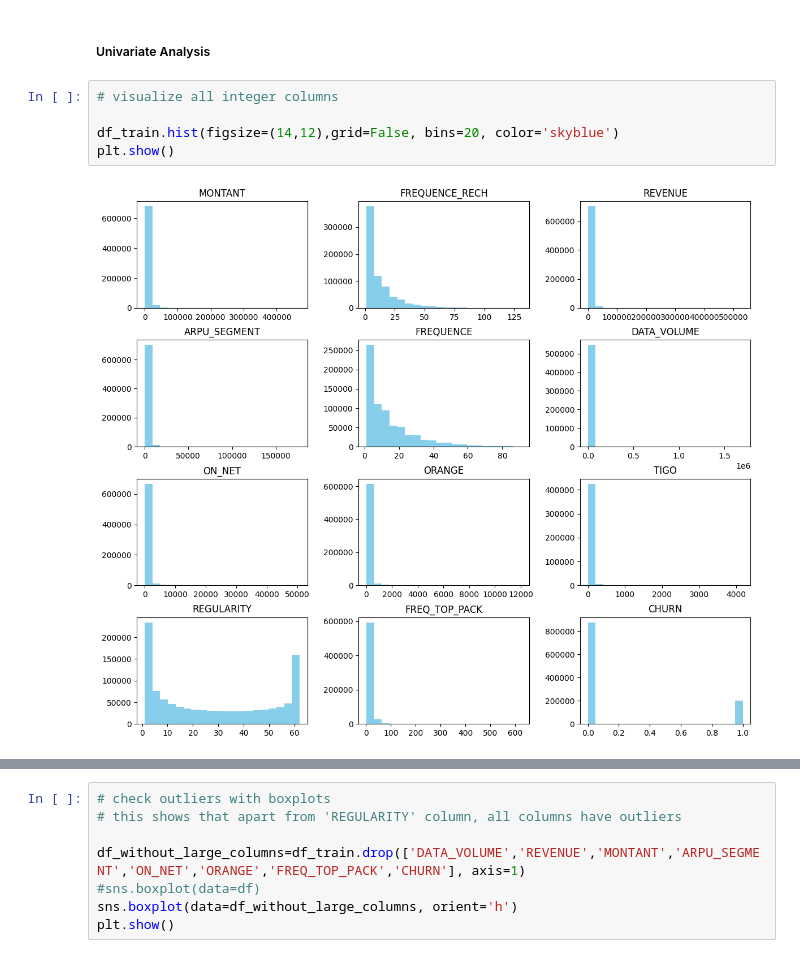
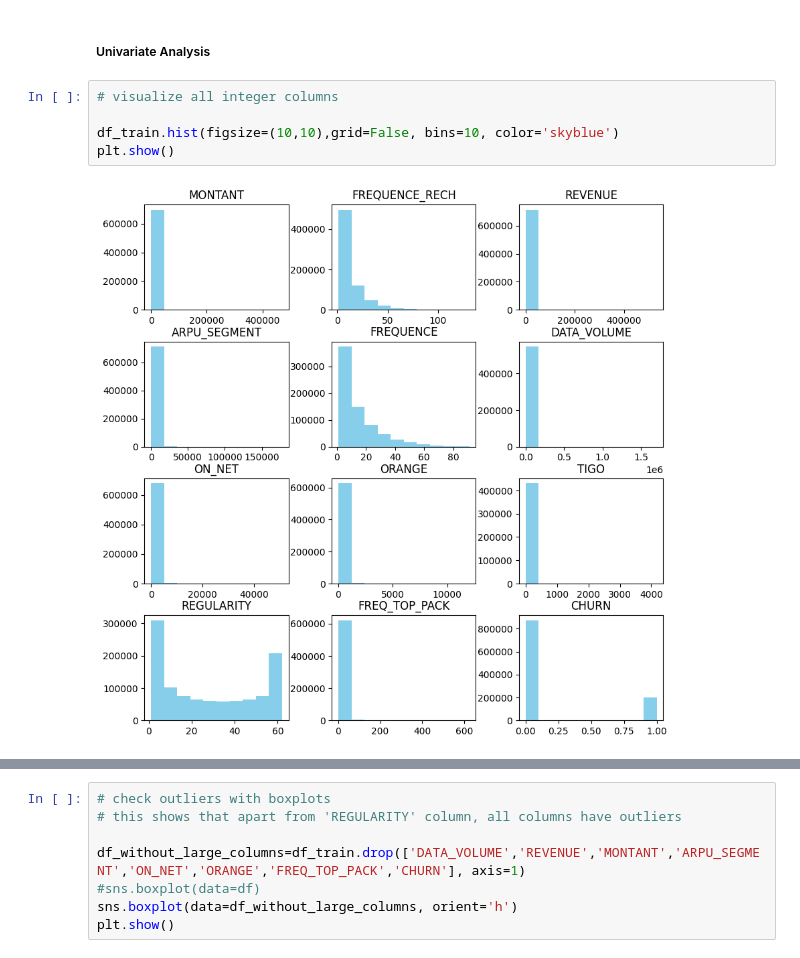
Before and after one commit to mancatha/Churn-prediction, a Jupyter notebook: noteboke.ipynb, the cells around one changed output, grey strips where cells are left out. Saved outputs shown, nothing was run; the diff lists cells and outputs as text.

```diff
--- a/noteboke.ipynb
+++ b/noteboke.ipynb
@@ -396,7 +416,7 @@ No. of unique top-up amount : 4357
 # %%
 # visualize all integer columns
 
-df_train.hist(figsize=(14,12),grid=False, bins=20, color='skyblue')
+df_train.hist(figsize=(10,10),grid=False, bins=10, color='skyblue')
 plt.show()
 # %% [output]
-[figure, old version]
+[figure, new version]
```
Also changed, not shown: parts of 18 cells of this notebook.
